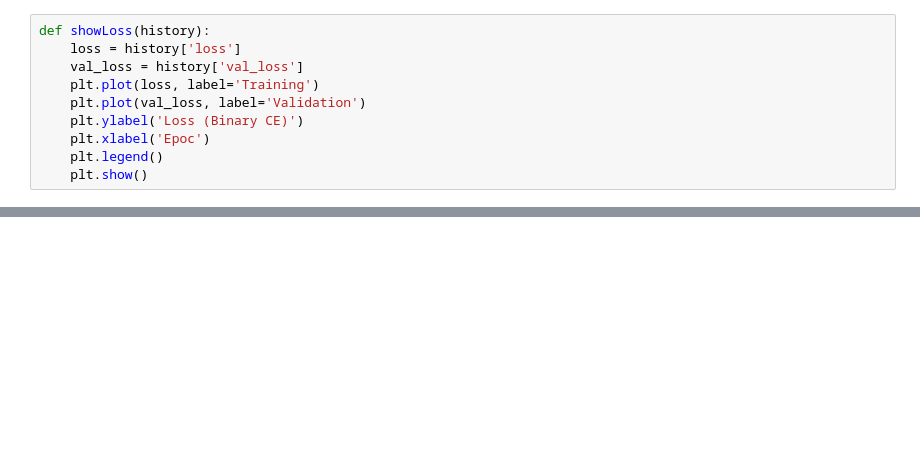
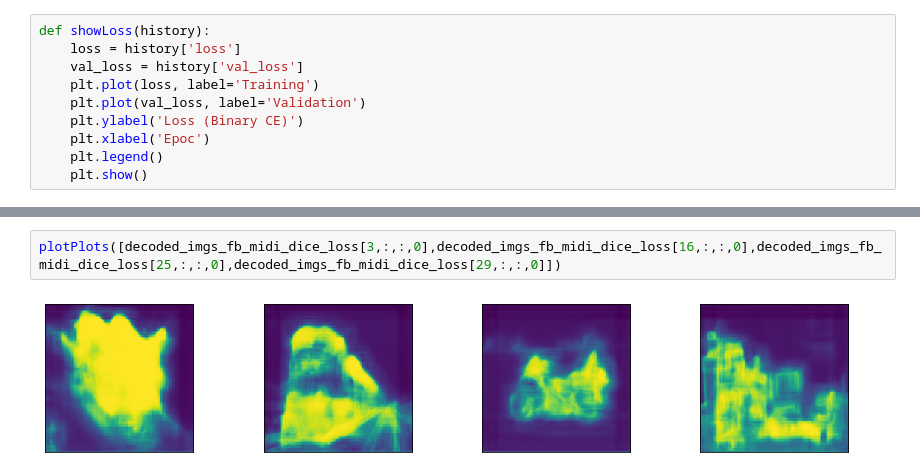
Before and after one commit to RushilDaya/DeepVision, a Jupyter notebook: scripts/03_segmentation_visualise.ipynb, the cells around one changed output, grey strips where cells are left out. Drawn from its saved outputs; the diff is of its cells as text; blank space fills up the shorter version.

```diff
--- a/scripts/03_segmentation_visualise.ipynb
+++ b/scripts/03_segmentation_visualise.ipynb
@@ -161,0 +168,4 @@ c
+# %%
+plotPlots([decoded_imgs_fb_midi_dice_loss[3,:,:,0],decoded_imgs_fb_midi_dice_loss[16,:,:,0],decoded_imgs_fb_midi_dice_loss[25,:,:,0],decoded_imgs_fb_midi_dice_loss[29,:,:,0]])
+# %% [output]
+[figure, added]
```
Also changed, not shown: parts of 32 cells of this notebook, 4 other files.
